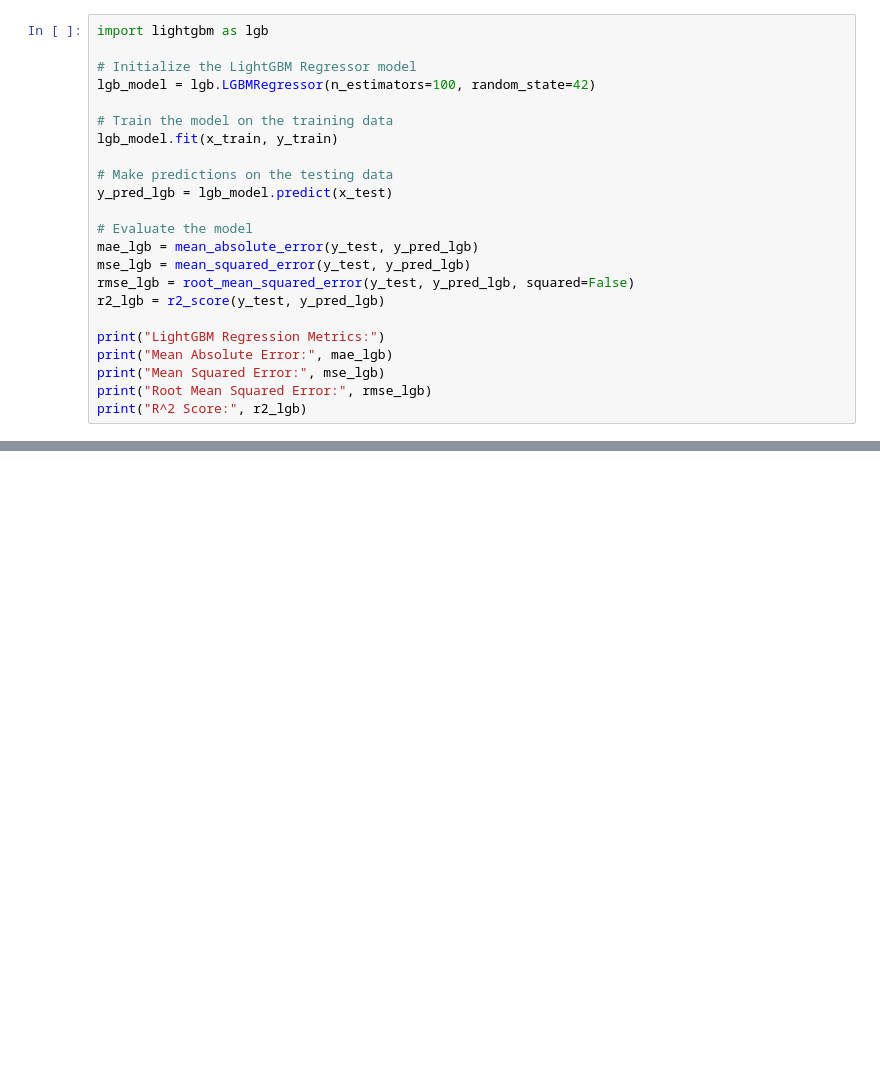
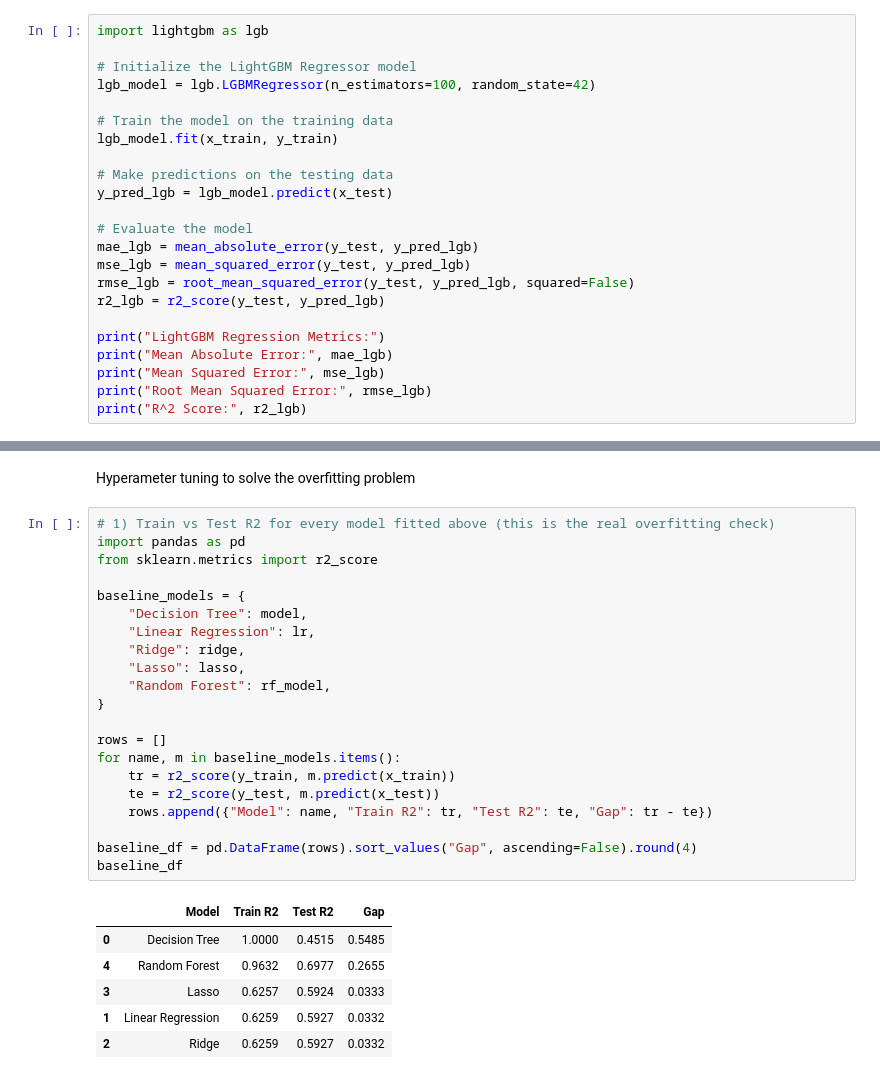
Before and after one commit to tajveer-31/Insurance_model, a Jupyter notebook: Property_insurance_premium.ipynb, the cells around one changed output, grey strips where cells are left out. Saved outputs shown, nothing was run; the diff lists cells and outputs as text; blank space fills up the shorter version.

```diff
--- a/Property_insurance_premium.ipynb
+++ b/Property_insurance_premium.ipynb
@@ -949,0 +948,30 @@ print("R^2 Score:", r2_lgb)
+# %% [markdown]
+Hyperameter tuning to solve the overfitting problem
+# %%
+# 1) Train vs Test R2 for every model fitted above (this is the real overfitting check)
+import pandas as pd
+from sklearn.metrics import r2_score
+
+baseline_models = {
+    "Decision Tree": model,
+    "Linear Regression": lr,
+    "Ridge": ridge,
+    "Lasso": lasso,
+    "Random Forest": rf_model,
+}
+
+rows = []
+for name, m in baseline_models.items():
+    tr = r2_score(y_train, m.predict(x_train))
+    te = r2_score(y_test, m.predict(x_test))
+    rows.append({"Model": name, "Train R2": tr, "Test R2": te, "Gap": tr - te})
+
+baseline_df = pd.DataFrame(rows).sort_values("Gap", ascending=False).round(4)
+baseline_df
+# %% [output]
+|  | Model | Train R2 | Test R2 | Gap |
+| 0 | Decision Tree | 1.0000 | 0.4515 | 0.5485 |
+| 4 | Random Forest | 0.9632 | 0.6977 | 0.2655 |
+| 3 | Lasso | 0.6257 | 0.5924 | 0.0333 |
+| 1 | Linear Regression | 0.6259 | 0.5927 | 0.0332 |
+| 2 | Ridge | 0.6259 | 0.5927 | 0.0332 |
```
Also changed, not shown: parts of 17 cells of this notebook.
